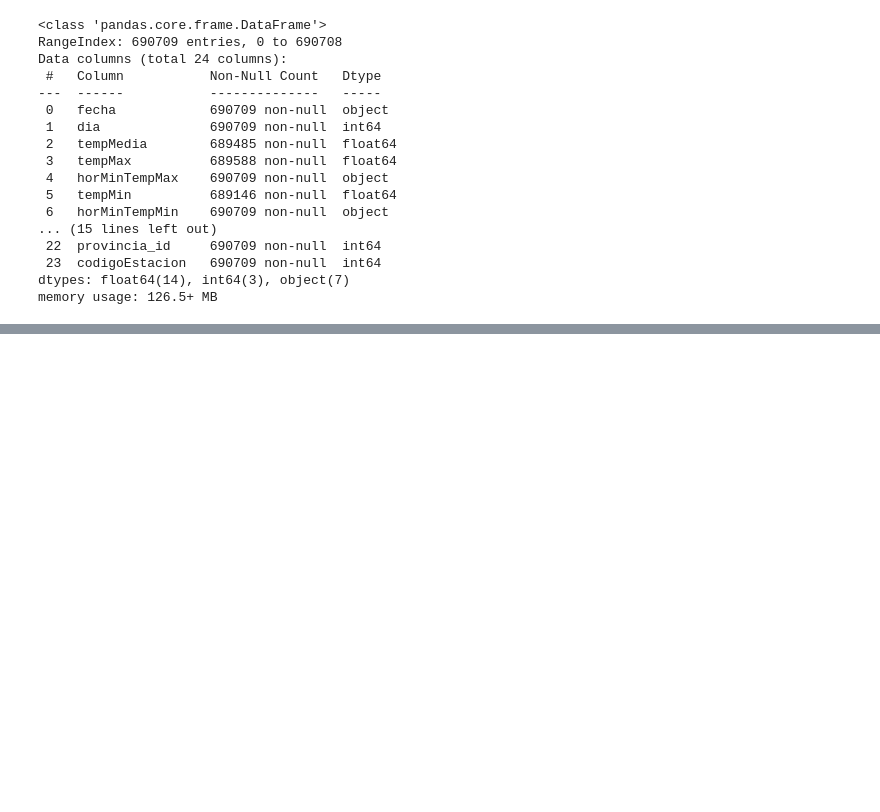
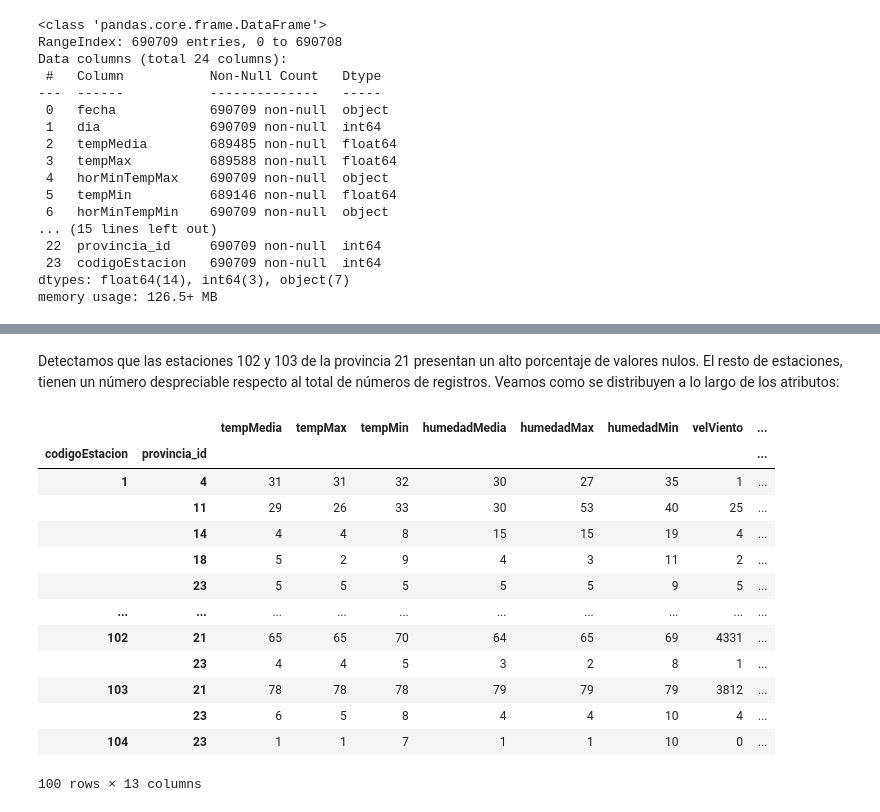
Before and after one commit to lolagj/TFM-Sistema-Riego-Agricola, a Jupyter notebook: notebooks/Comprensión de los datos/Analisis_exploratorio.ipynb, the cells around one changed output, grey strips where cells are left out. Drawn from its saved outputs; the diff is of its cells as text; code cells hidden in the pictures; blank space fills up the shorter version.

Commit message:
Inclusion of Nan Values Analysis

```diff
--- a/notebooks/Comprensión de los datos/Analisis_exploratorio.ipynb
+++ b/notebooks/Comprensión de los datos/Analisis_exploratorio.ipynb
@@ -42,0 +270,26 @@ memory usage: 126.5+ MB
+# %%
+def verificacion_serie_temporal(station_data):
+
+    fecha_inicio = station_data.index.min()
+    fecha_fin = station_data.index.max()
+
+    rango_completo = pd.date_range(start=fecha_inicio, end=fecha_fin, freq='D')
+
+    dias_esperados = len(rango_completo)
+    dias_reales = len(station_data)
+
+    porcentaje_faltante = (1 - (dias_reales / dias_esperados)) * 100
+
+    return pd.Series({
+        'fecha_inicio': fecha_inicio,
+        'fecha_fin': fecha_fin,
+        'dias_esperados': dias_esperados,
+        'dias_reales': dias_reales,
+        'porcentaje_faltante': porcentaje_faltante
+    })
+
+df_index = df.set_index('fecha')
+df_verificado = df_index.groupby(['codigoEstacion','provincia_id']).apply(verificacion_serie_temporal)
+
+# Muestra las estaciones con más días faltantes primero
+df_verificado.sort_values('porcentaje_faltante', ascending=False).round(2)
@@ -63,0 +402,21 @@ Index(['fecha', 'dia', 'tempMedia', 'tempMax', 'horMinTempMax', 'tempMin',
+# %% [markdown]
+Detectamos que las estaciones 102 y 103 de la provincia 21 presentan un alto porcentaje de valores nulos. El resto de estaciones, tienen un número despreciable respecto al total de números de registros. Veamos como se distribuyen a lo largo de los atributos:
+# %%
+nulos_est = df.isnull().groupby([df['codigoEstacion'], df['provincia_id']]).sum()
+nulos_est = nulos_est.loc[:, nulos_est.sum() > 0]
+nulos_est
+# %% [output]
+|  |  | tempMedia | tempMax | tempMin | humedadMedia | humedadMax | humedadMin | velViento | ... |
+| codigoEstacion | provincia_id |  |  |  |  |  |  |  | ... |
+| 1 | 4 | 31 | 31 | 32 | 30 | 27 | 35 | 1 | ... |
+|  | 11 | 29 | 26 | 33 | 30 | 53 | 40 | 25 | ... |
+|  | 14 | 4 | 4 | 8 | 15 | 15 | 19 | 4 | ... |
+|  | 18 | 5 | 2 | 9 | 4 | 3 | 11 | 2 | ... |
+|  | 23 | 5 | 5 | 5 | 5 | 5 | 9 | 5 | ... |
+| ... | ... | ... | ... | ... | ... | ... | ... | ... | ... |
+| 102 | 21 | 65 | 65 | 70 | 64 | 65 | 69 | 4331 | ... |
+|  | 23 | 4 | 4 | 5 | 3 | 2 | 8 | 1 | ... |
+| 103 | 21 | 78 | 78 | 78 | 79 | 79 | 79 | 3812 | ... |
+|  | 23 | 6 | 5 | 8 | 4 | 4 | 10 | 4 | ... |
+| 104 | 23 | 1 | 1 | 7 | 1 | 1 | 10 | 0 | ... |
+100 rows × 13 columns
```
Also changed, not shown: parts of 59 cells of this notebook, 2 other files.
